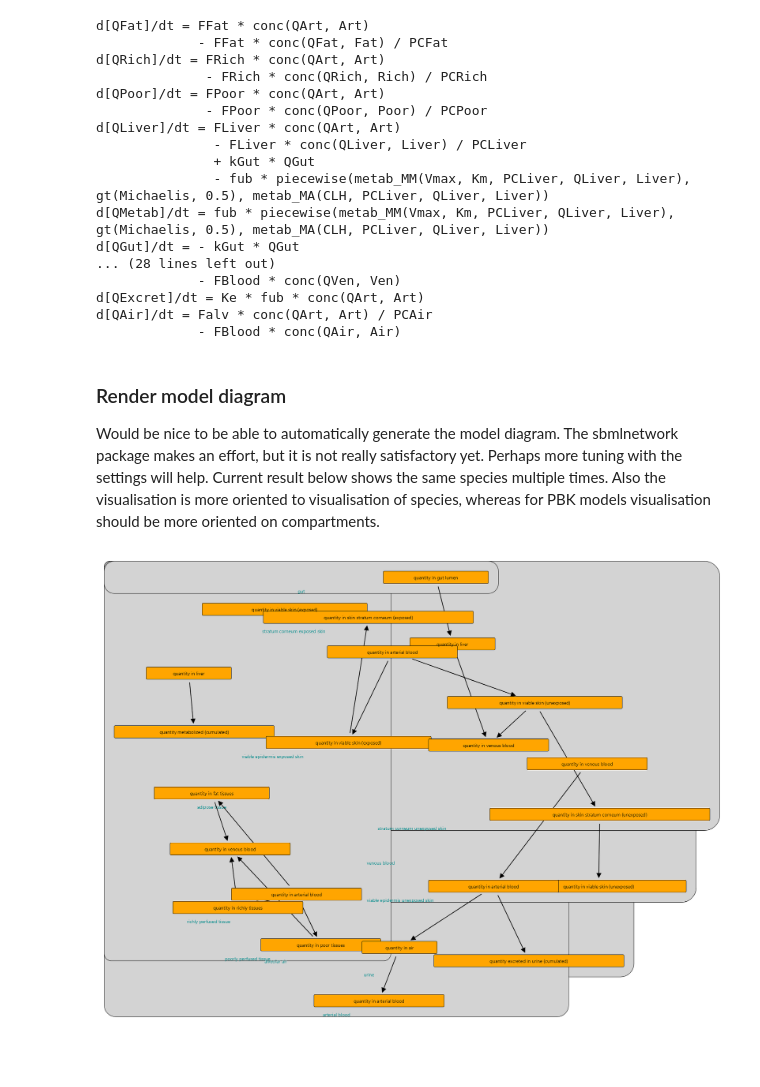
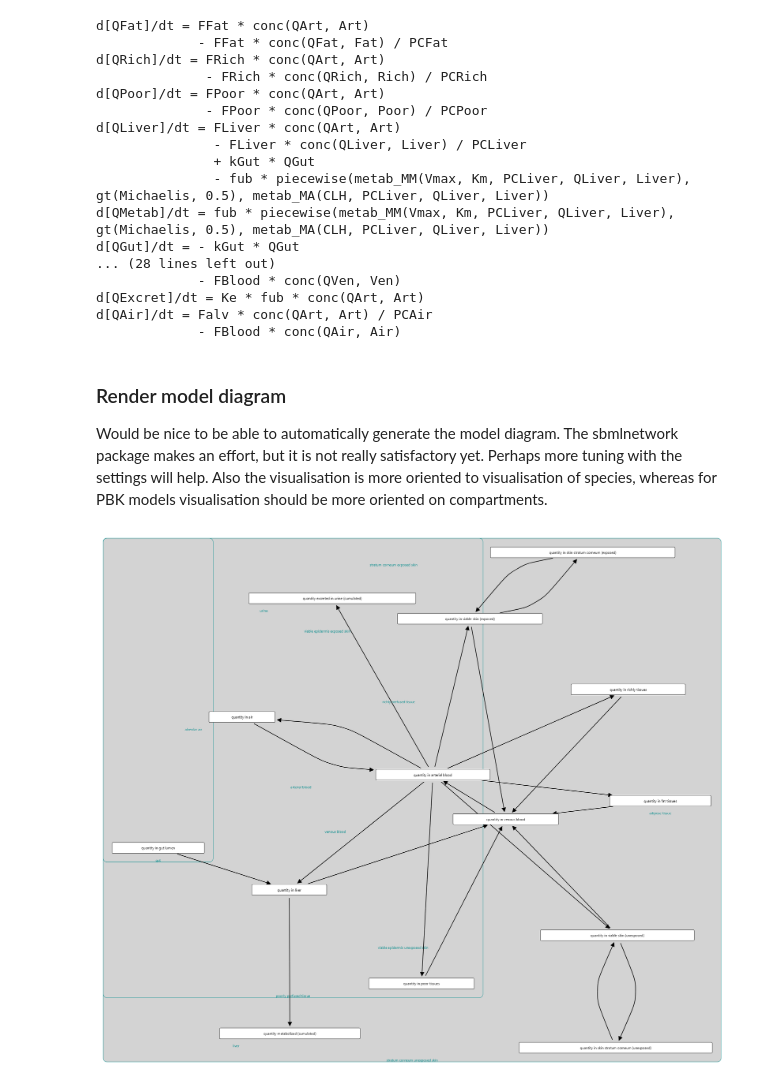
Before and after one commit to rivm-syso/euromix-to-sbml, a Jupyter notebook: notebooks/get_sbml_model_info.ipynb, the cells around one changed output. Saved outputs shown, nothing was run; the diff lists cells and outputs as text; code cells hidden in the pictures; blank space fills up the shorter version.

Commit message:
Update automatic chart creation using the SBMLNetwork package in SBML info notebook

```diff
--- a/notebooks/get_sbml_model_info.ipynb
+++ b/notebooks/get_sbml_model_info.ipynb
@@ -290,22 +290,15 @@ d[QAir]/dt = Falv * conc(QArt, Art) / PCAir
 # %% [markdown]
 ### Render model diagram
 
-Would be nice to be able to automatically generate the model diagram. The sbmlnetwork package makes an effort, but it is not really satisfactory yet. Perhaps more tuning with the settings will help. Current result below shows the same species multiple times. Also the visualisation is more oriented to visualisation of species, whereas for PBK models visualisation should be more oriented on compartments.
+Would be nice to be able to automatically generate the model diagram. The sbmlnetwork package makes an effort, but it is not really satisfactory yet. Perhaps more tuning with the settings will help. Also the visualisation is more oriented to visualisation of species, whereas for PBK models visualisation should be more oriented on compartments.
-# %%
-import sbmlnetwork
-network = sbmlnetwork.load(sbml_file)
-network.autolayout(stiffness=8, gravity=25, use_magnetism=True, use_boundary=False, use_grid=True)
-network.setSpeciesFillColors('Orange')
-network.setCompartmentsFillColors('Transparent')
-network.setCompartmentsFillColors('Transparent')
-network.setCompartmentsBorderColors('Black')
-network.setFillColor("S1", "blue")
-network.setCanvasWidth(900)
-network.setCompartmentsFontSizes(14)
-network.setSpeciesFontSizes(14)
-network.draw()
-#network.setStyle("escher")
-#network.draw('path/to/image.png')
-#network.save('path/to/model_with_graphical_representation.xml')
-# %% [output]
-[figure, removed]
+# %%
+import sbmlnetwork
+network = sbmlnetwork.load(sbml_file)
+network.autolayout(
+    max_num_connected_edges=20
+)
+network.setCompartmentsFontSize(12)
+network.setSpeciesFontSize(12)
+network.draw()
+# %% [output]
+[figure, added]
```
Also changed, not shown: 1 other file.
